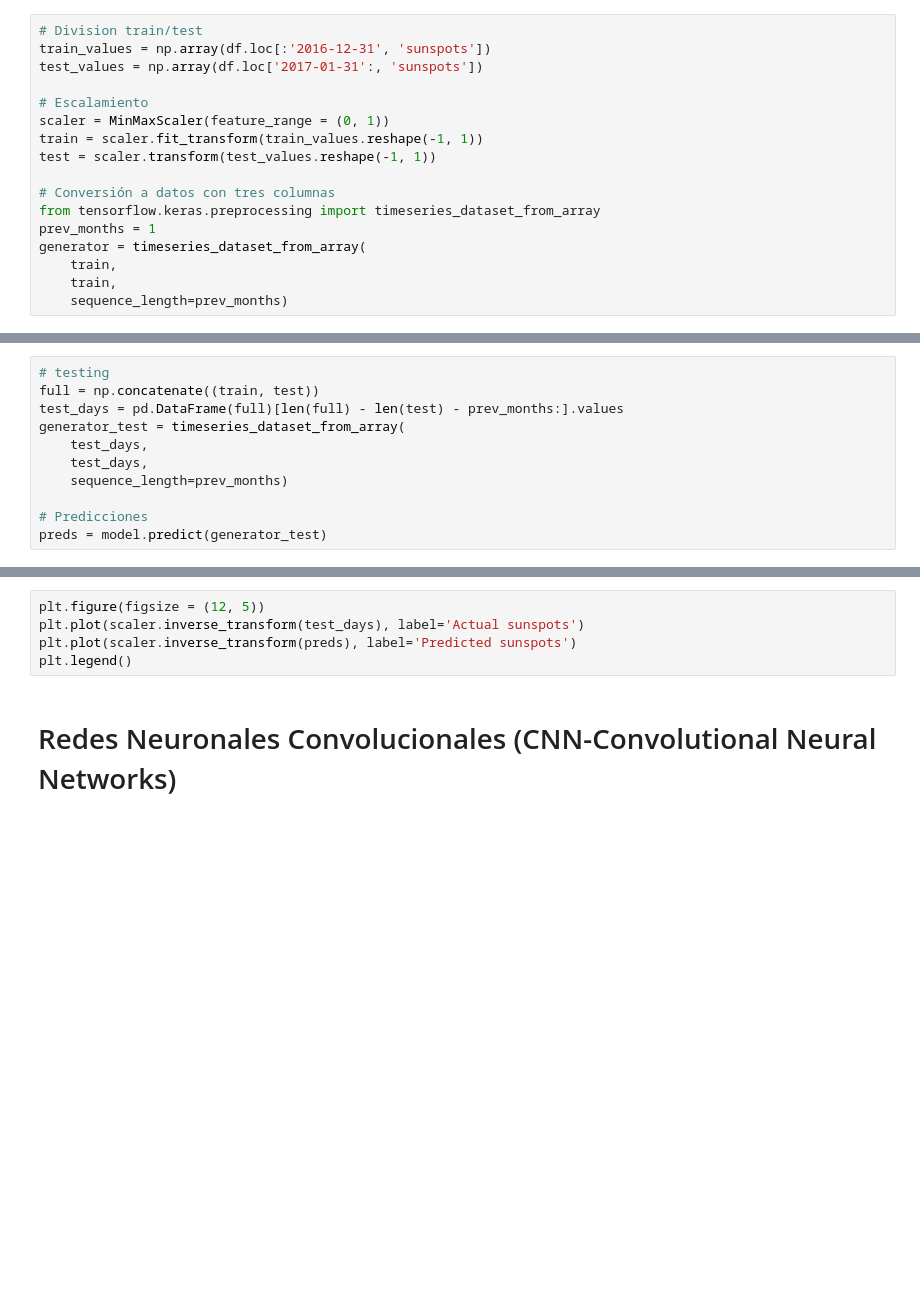
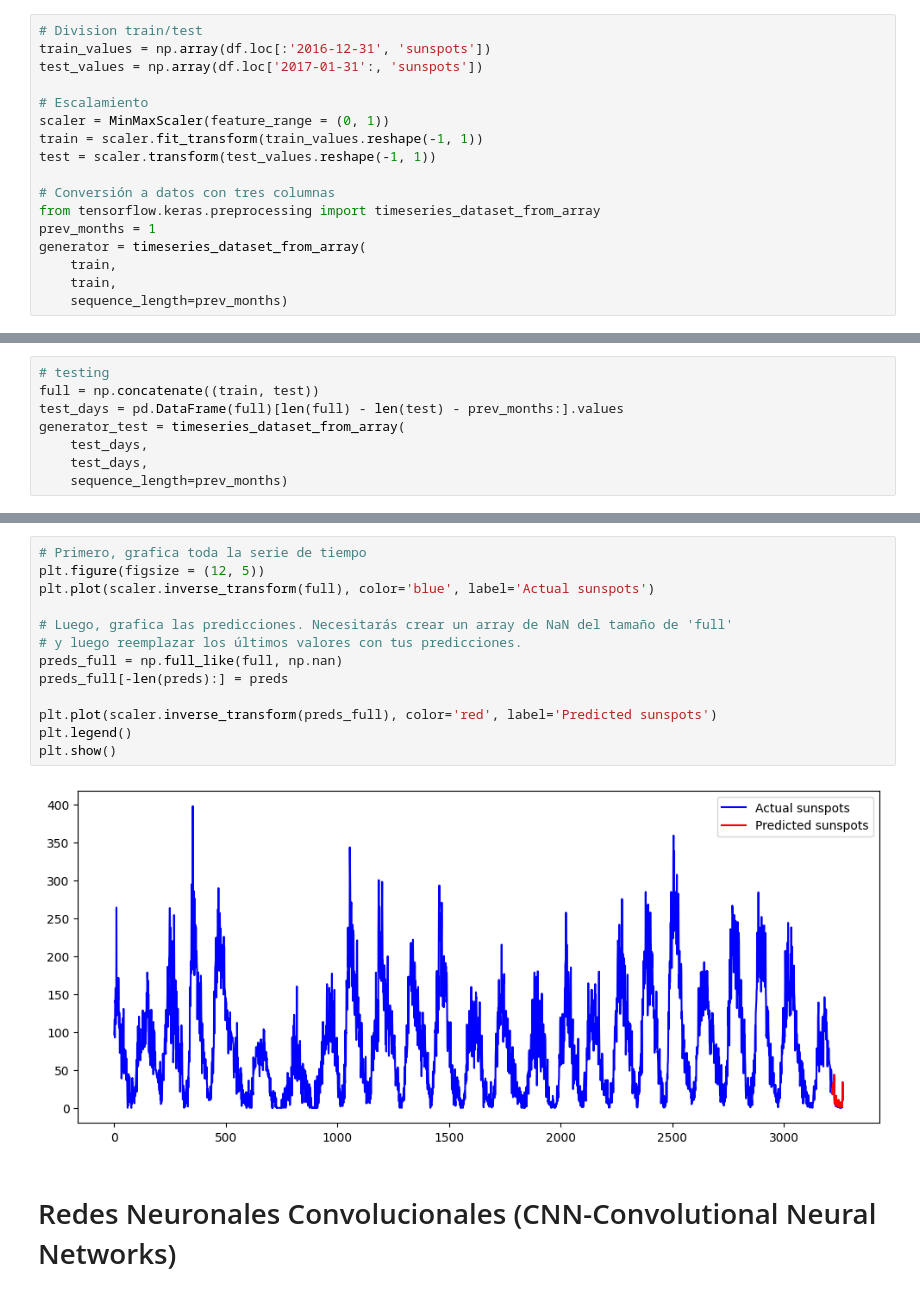
Before and after one commit to jeedorsa/Bootcamp-Data-Science, a Jupyter notebook: Clases/NeuralNetworks/11-NeuralNetworks.ipynb, the cells around one changed output, grey strips where cells are left out. Cells and saved outputs as stored; diff of their text form; blank space fills up the shorter version.

```diff
--- a/Clases/NeuralNetworks/11-NeuralNetworks.ipynb
+++ b/Clases/NeuralNetworks/11-NeuralNetworks.ipynb
@@ -486,6 +541,3 @@ generator_test = timeseries_dataset_from_array(
     test_days,
     test_days,
     sequence_length=prev_months)
-
-# Predicciones
-preds = model.predict(generator_test)
@@ -492,8 +546,18 @@ preds = model.predict(generator_test)
 # %%
+# Primero, grafica toda la serie de tiempo
 plt.figure(figsize = (12, 5))
-plt.plot(scaler.inverse_transform(test_days), label='Actual sunspots')
-plt.plot(scaler.inverse_transform(preds), label='Predicted sunspots')
+plt.plot(scaler.inverse_transform(full), color='blue', label='Actual sunspots')
+
+# Luego, grafica las predicciones. Necesitarás crear un array de NaN del tamaño de 'full'
+# y luego reemplazar los últimos valores con tus predicciones.
+preds_full = np.full_like(full, np.nan)
+preds_full[-len(preds):] = preds
+
+plt.plot(scaler.inverse_transform(preds_full), color='red', label='Predicted sunspots')
 plt.legend()
+plt.show()
+# %% [output]
+[figure, added]
 # %% [markdown]
 # Redes Neuronales Convolucionales (CNN-Convolutional Neural Networks)
 # %% [markdown]
```
Also changed, not shown: parts of 16 cells of this notebook.
